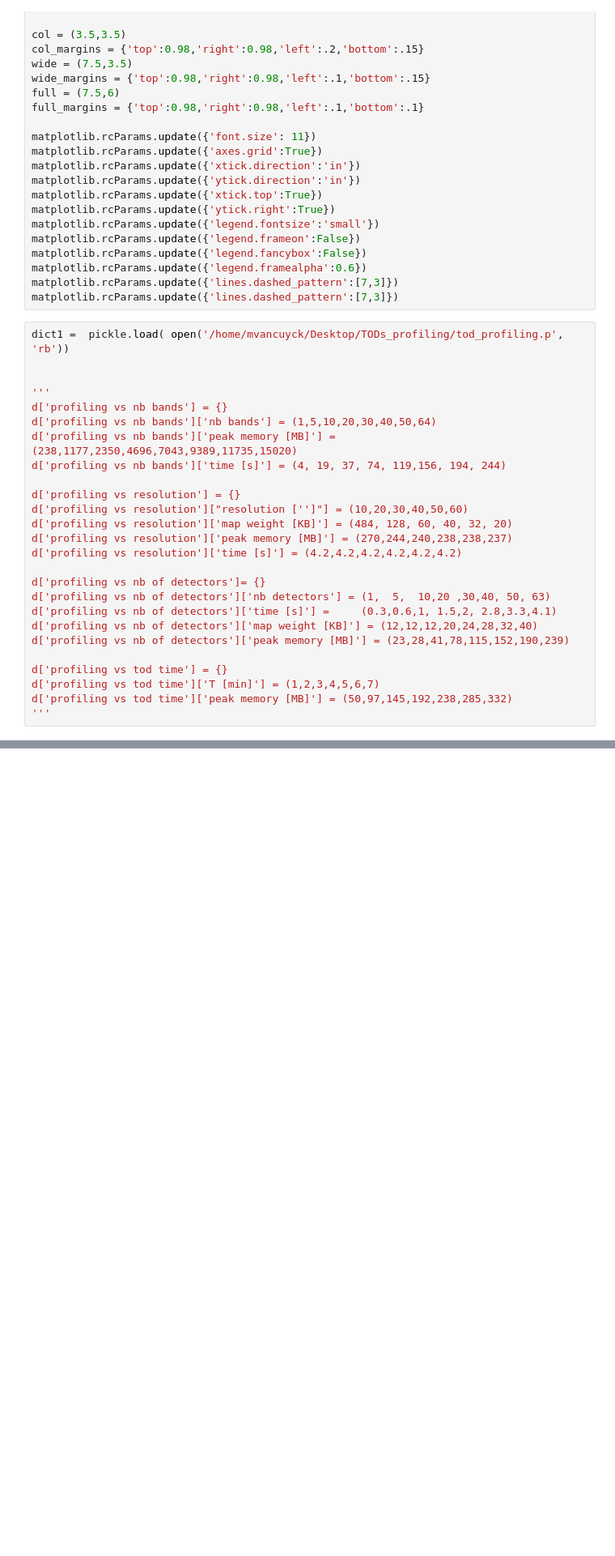
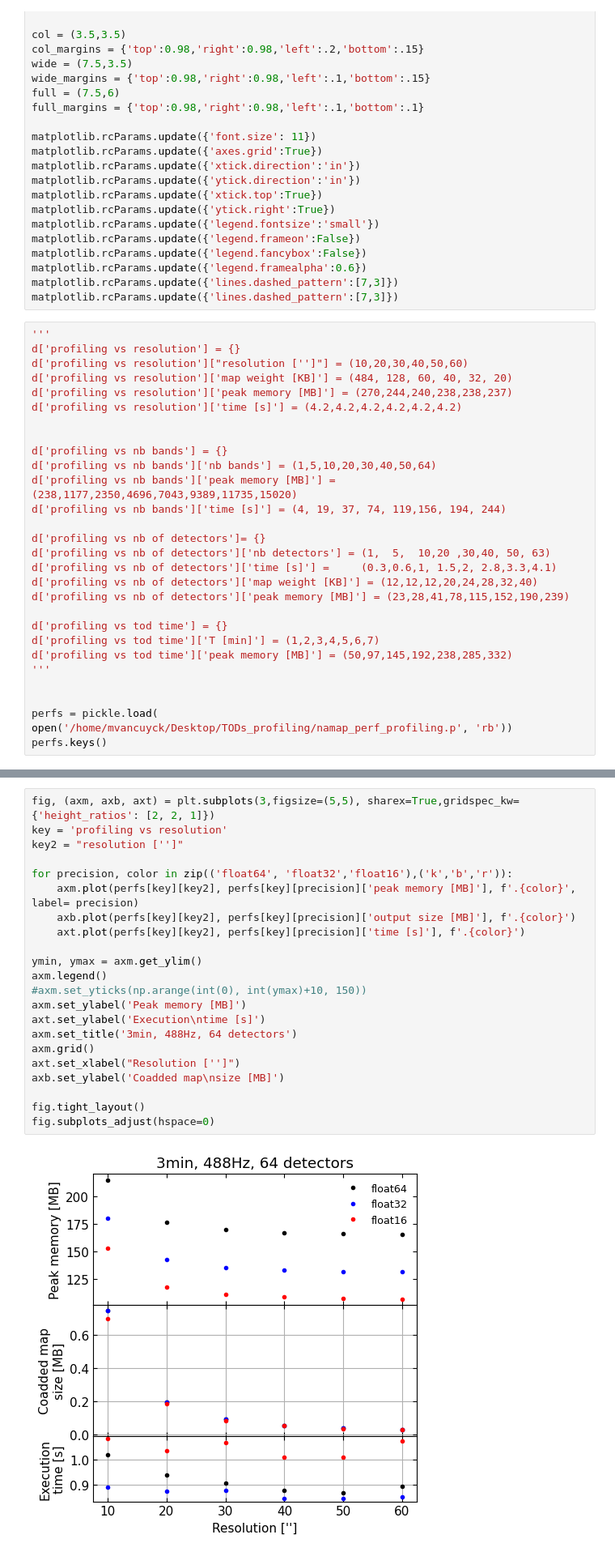
Before and after one commit to tim-balloon/TIM_analysis, a Jupyter notebook: namap/profiling.ipynb, the cells around one changed output, grey strips where cells are left out. Shown at 81% size. Saved outputs shown, nothing was run; the diff lists cells and outputs as text; blank space fills up the shorter version.

```diff
--- a/namap/profiling.ipynb
+++ b/namap/profiling.ipynb
@@ -25,20 +25,18 @@ matplotlib.rcParams.update({'legend.framealpha':0.6})
 matplotlib.rcParams.update({'lines.dashed_pattern':[7,3]})
 matplotlib.rcParams.update({'lines.dashed_pattern':[7,3]})
 # %%
-dict1 =  pickle.load( open('/home/mvancuyck/Desktop/TODs_profiling/tod_profiling.p', 'rb'))
-
-
 '''
-d['profiling vs nb bands'] = {}
-d['profiling vs nb bands']['nb bands'] = (1,5,10,20,30,40,50,64)
-d['profiling vs nb bands']['peak memory [MB]'] = (238,1177,2350,4696,7043,9389,11735,15020)
-d['profiling vs nb bands']['time [s]'] = (4, 19, 37, 74, 119,156, 194, 244)
-
 d['profiling vs resolution'] = {}
 d['profiling vs resolution']["resolution ['']"] = (10,20,30,40,50,60)
 d['profiling vs resolution']['map weight [KB]'] = (484, 128, 60, 40, 32, 20)
 d['profiling vs resolution']['peak memory [MB]'] = (270,244,240,238,238,237)
 d['profiling vs resolution']['time [s]'] = (4.2,4.2,4.2,4.2,4.2,4.2)
+
+
+d['profiling vs nb bands'] = {}
+d['profiling vs nb bands']['nb bands'] = (1,5,10,20,30,40,50,64)
+d['profiling vs nb bands']['peak memory [MB]'] = (238,1177,2350,4696,7043,9389,11735,15020)
+d['profiling vs nb bands']['time [s]'] = (4, 19, 37, 74, 119,156, 194, 244)
 
 d['profiling vs nb of detectors']= {}
 d['profiling vs nb of detectors']['nb detectors'] = (1,  5,  10,20 ,30,40, 50, 63)
@@ -50,4 +48,8 @@ d['profiling vs tod time'] = {}
 d['profiling vs tod time']['T [min]'] = (1,2,3,4,5,6,7)
 d['profiling vs tod time']['peak memory [MB]'] = (50,97,145,192,238,285,332)
 '''
+
+
+perfs = pickle.load( open('/home/mvancuyck/Desktop/TODs_profiling/namap_perf_profiling.p', 'rb'))
+perfs.keys()
 # %% [output]
@@ -54,0 +57,24 @@ d['profiling vs tod time']['peak memory [MB]'] = (50,97,145,192,238,285,332)
+# %%
+fig, (axm, axb, axt) = plt.subplots(3,figsize=(5,5), sharex=True,gridspec_kw={'height_ratios': [2, 2, 1]})
+key = 'profiling vs resolution'
+key2 = "resolution ['']"
+
+for precision, color in zip(('float64', 'float32','float16'),('k','b','r')):
+    axm.plot(perfs[key][key2], perfs[key][precision]['peak memory [MB]'], f'.{color}', label= precision)
+    axb.plot(perfs[key][key2], perfs[key][precision]['output size [MB]'], f'.{color}')
+    axt.plot(perfs[key][key2], perfs[key][precision]['time [s]'], f'.{color}')
+
+ymin, ymax = axm.get_ylim()
+axm.legend()
+#axm.set_yticks(np.arange(int(0), int(ymax)+10, 150))
+axm.set_ylabel('Peak memory [MB]')
+axt.set_ylabel('Execution\ntime [s]')
+axm.set_title('3min, 488Hz, 64 detectors')
+axm.grid()
+axt.set_xlabel("Resolution ['']")
+axb.set_ylabel('Coadded map\nsize [MB]')
+
+fig.tight_layout()
+fig.subplots_adjust(hspace=0)
+# %% [output]
+[figure, added]
```
Also changed, not shown: parts of 4 cells of this notebook, 2 other files.
